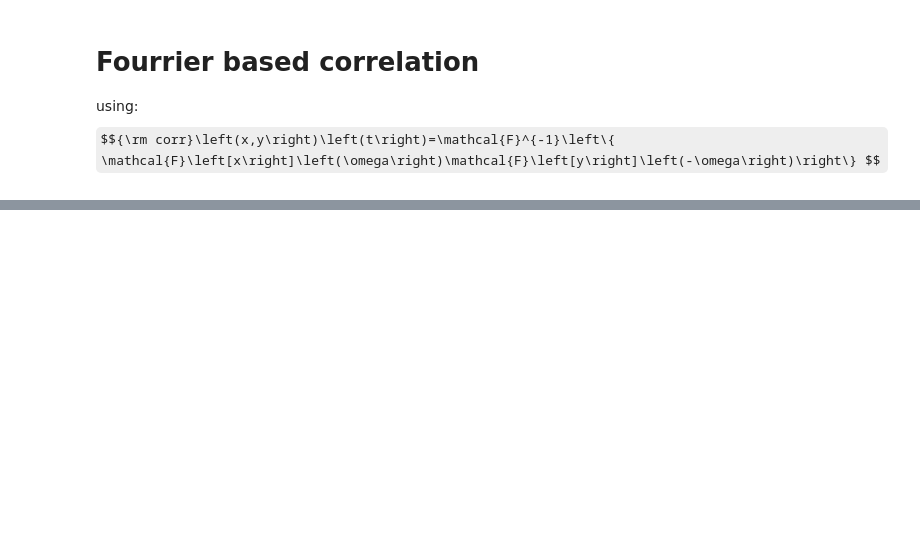
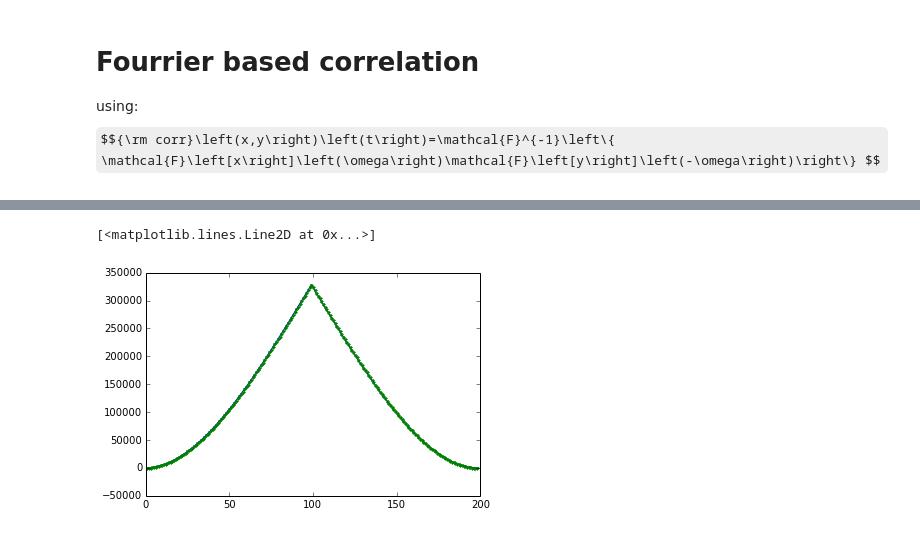
Before and after one commit to ronenabr/computer_vision_course, a Jupyter notebook: Correlation using FFT.ipynb, the cells around one changed output, grey strips where cells are left out. Saved outputs shown, nothing was run; the diff lists cells and outputs as text; code cells hidden in the pictures; some formulas as TeX source; blank space fills up the shorter version.

```diff
--- a/Correlation using FFT.ipynb
+++ b/Correlation using FFT.ipynb
@@ -47,0 +48,9 @@ plot(correlate1(x,y),".")
+# %%
+x = arange(0,100)
+y = sin(x)**2 - x**3
+# %%
+plot(correlate_fft(x,x))
+plot(correlate1(x,x),".")
+# %% [output]
+[<matplotlib.lines.Line2D at 0x...>]
+[figure, added]
```
Also changed, not shown: parts of 5 cells of this notebook.
